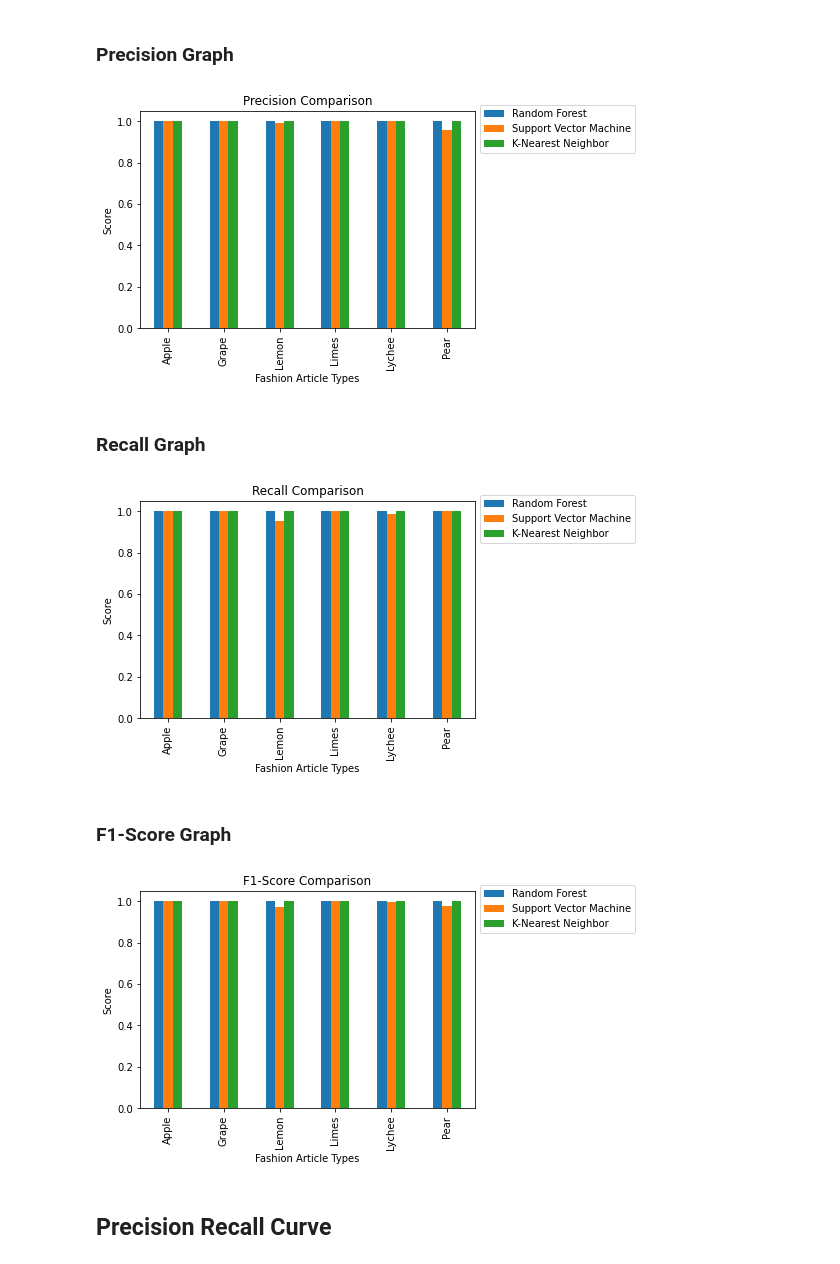
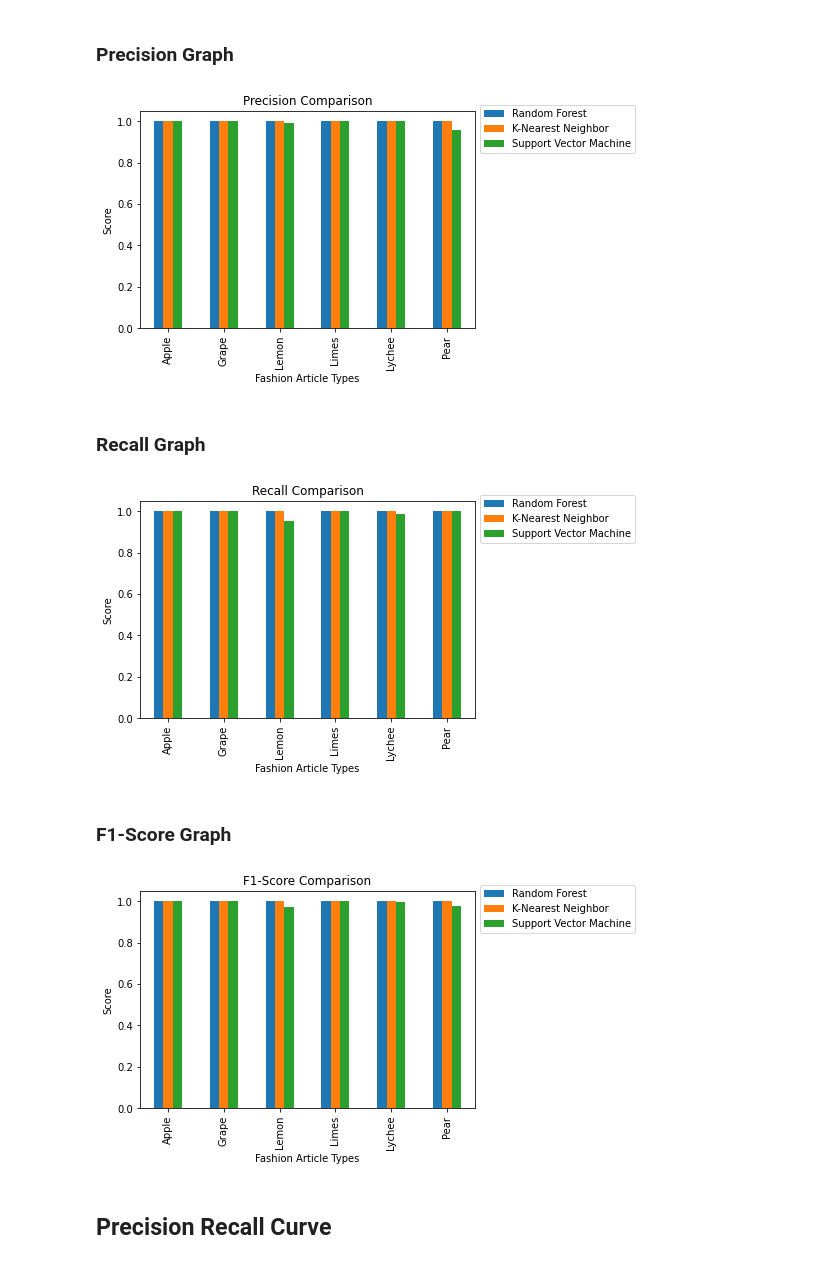
Before and after one commit to Neix20/MiniProject, a Jupyter notebook: Train_Test_Model (Color, Texture and Shape Features).ipynb, the cells around one changed output. Cells and saved outputs as stored; diff of their text form; code cells hidden in the pictures.

```diff
--- a/Train_Test_Model (Color, Texture and Shape Features).ipynb
+++ b/Train_Test_Model (Color, Texture and Shape Features).ipynb
@@ -218,11 +218,10 @@ def pfr_graph(df, x_label, y_label, title):
     plt.title(title)
     plt.show()
 # %%
-def get_df_type(model_name, clf_report1, clf_report2, clf_report3, col_name):
+def get_df_type(model_name, clf_report1, clf_report2, col_name):
     df = pd.DataFrame()
     df[model_name[0]] = clf_report1[col_name][:-3]
     df[model_name[1]] = clf_report2[col_name][:-3]
-    df[model_name[2]] = clf_report3[col_name][:-3]
 
     # Replace NA value with 0
     df.fillna(0, inplace=True)
@@ -230,26 +229,26 @@ def get_df_type(model_name, clf_report1, clf_report2, clf_report3, col_name):
 # %% [markdown]
 ### Precision Graph
 # %%
-model_name = ["Random Forest", "Support Vector Machine", "K-Nearest Neighbor"]
-df = get_df_type(model_name, clf_report_1, clf_report_2, clf_report_3, "precision")
+model_name = ["Random Forest", "K-Nearest Neighbor", "Support Vector Machine"]
+df = get_df_type(model_name, clf_report_1, clf_report_3, clf_report_2, "precision")
 pfr_graph(df, "Fashion Article Types", "Score", "Precision Comparison")
 # %% [output]
-[figure, old version]
+[figure, new version]
 # %% [markdown]
 ### Recall Graph
 # %%
-model_name = ["Random Forest", "Support Vector Machine", "K-Nearest Neighbor"]
-df = get_df_type(model_name, clf_report_1, clf_report_2, clf_report_3, "recall")
+model_name = ["Random Forest", "K-Nearest Neighbor", "Support Vector Machine"]
+df = get_df_type(model_name, clf_report_1, clf_report_3, clf_report_2, "recall")
 pfr_graph(df, "Fashion Article Types", "Score", "Recall Comparison")
 # %% [output]
-[figure, old version]
+[figure, new version]
 # %% [markdown]
 ### F1-Score Graph
 # %%
-model_name = ["Random Forest", "Support Vector Machine", "K-Nearest Neighbor"]
-df = get_df_type(model_name, clf_report_1, clf_report_2, clf_report_3, "f1-score")
+model_name = ["Random Forest", "K-Nearest Neighbor", "Support Vector Machine"]
+df = get_df_type(model_name, clf_report_1, clf_report_3, clf_report_2, "f1-score")
 pfr_graph(df, "Fashion Article Types", "Score", "F1-Score Comparison")
 # %% [output]
-[figure, old version]
+[figure, new version]
 # %% [markdown]
 ## Precision Recall Curve
```
Also changed, not shown: parts of 16 cells of this notebook, 10 other files.
